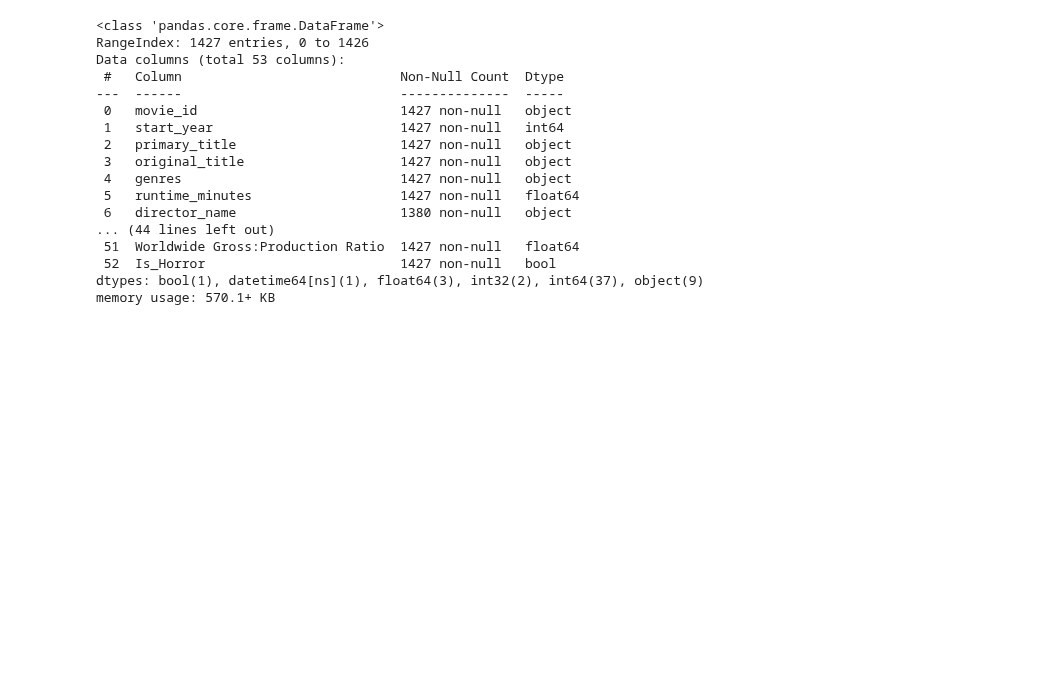
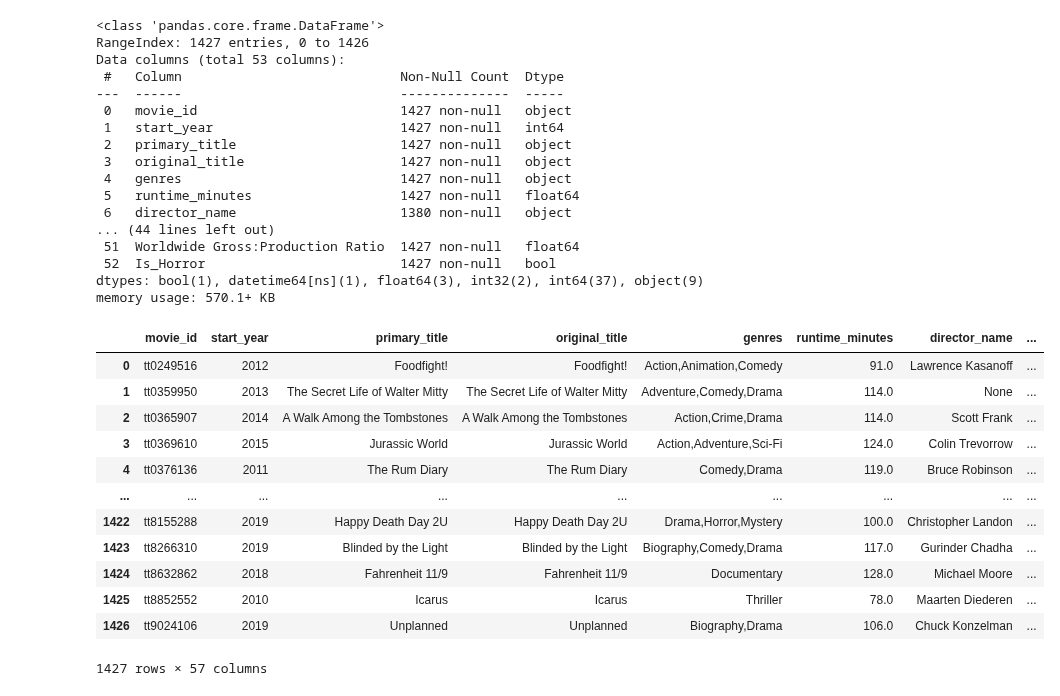
Before and after one commit to Keys2610/dsc-phase-2-project-v3, a Jupyter notebook: dataframe_joining.ipynb, the cells around one changed output. Drawn from its saved outputs; the diff is of its cells as text; code cells hidden in the pictures; blank space fills up the shorter version.

Commit message:
added month regression

```diff
--- a/dataframe_joining.ipynb
+++ b/dataframe_joining.ipynb
@@ -91,3 +91,27 @@ Data columns (total 53 columns):
  52  Is_Horror                         1427 non-null   bool
 dtypes: bool(1), datetime64[ns](1), float64(3), int32(2), int64(37), object(9)
 memory usage: 570.1+ KB
+# %%
+final_merge_df.loc[(final_merge_df['release_date'].dt.month == 8), 'august'] = 1
+final_merge_df.loc[(final_merge_df['release_date'].dt.month != 8), 'august'] = 0
+final_merge_df.loc[(final_merge_df['release_date'].dt.month == 9), 'september'] = 1
+final_merge_df.loc[(final_merge_df['release_date'].dt.month != 9), 'september'] = 0
+final_merge_df.loc[(final_merge_df['release_date'].dt.month == 10), 'october'] = 1
+final_merge_df.loc[(final_merge_df['release_date'].dt.month != 10), 'october'] = 0
+final_merge_df.loc[(final_merge_df['release_date'].dt.month == 11), 'november'] = 1
+final_merge_df.loc[(final_merge_df['release_date'].dt.month != 11), 'november'] = 0
+final_merge_df
+# %% [output]
+|  | movie_id | start_year | primary_title | original_title | genres | runtime_minutes | director_name | ... |
+| 0 | tt0249516 | 2012 | Foodfight! | Foodfight! | Action,Animation,Comedy | 91.0 | Lawrence Kasanoff | ... |
+| 1 | tt0359950 | 2013 | The Secret Life of Walter Mitty | The Secret Life of Walter Mitty | Adventure,Comedy,Drama | 114.0 | None | ... |
+| 2 | tt0365907 | 2014 | A Walk Among the Tombstones | A Walk Among the Tombstones | Action,Crime,Drama | 114.0 | Scott Frank | ... |
+| 3 | tt0369610 | 2015 | Jurassic World | Jurassic World | Action,Adventure,Sci-Fi | 124.0 | Colin Trevorrow | ... |
+| 4 | tt0376136 | 2011 | The Rum Diary | The Rum Diary | Comedy,Drama | 119.0 | Bruce Robinson | ... |
+| ... | ... | ... | ... | ... | ... | ... | ... | ... |
+| 1422 | tt8155288 | 2019 | Happy Death Day 2U | Happy Death Day 2U | Drama,Horror,Mystery | 100.0 | Christopher Landon | ... |
+| 1423 | tt8266310 | 2019 | Blinded by the Light | Blinded by the Light | Biography,Comedy,Drama | 117.0 | Gurinder Chadha | ... |
+| 1424 | tt8632862 | 2018 | Fahrenheit 11/9 | Fahrenheit 11/9 | Documentary | 128.0 | Michael Moore | ... |
+| 1425 | tt8852552 | 2010 | Icarus | Icarus | Thriller | 78.0 | Maarten Diederen | ... |
+| 1426 | tt9024106 | 2019 | Unplanned | Unplanned | Biography,Drama | 106.0 | Chuck Konzelman | ... |
+1427 rows × 57 columns
```
Also changed, not shown: parts of 2 cells of this notebook, 4 other files.
